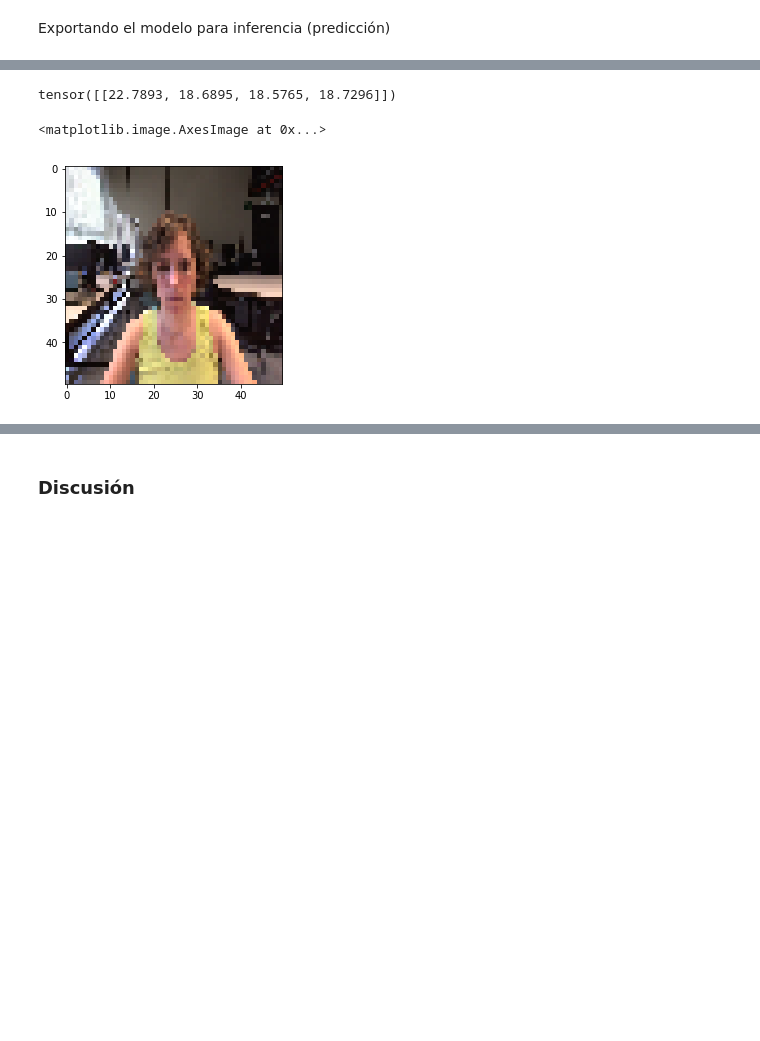
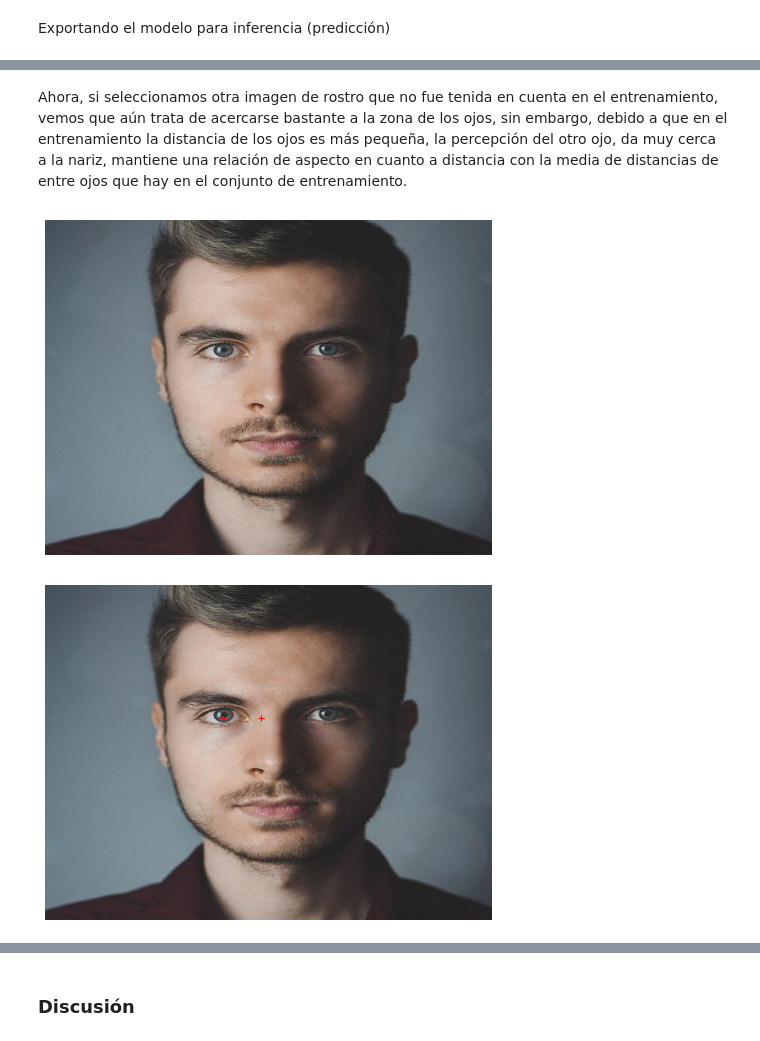
Before and after one commit to gsarmientod/MLP_OJOS, a Jupyter notebook: Donde estan los ojos.ipynb, the cells around one changed output, grey strips where cells are left out. Drawn from its saved outputs; the diff is of its cells as text; code cells hidden in the pictures; blank space fills up the shorter version.

```diff
--- a/Donde estan los ojos.ipynb
+++ b/Donde estan los ojos.ipynb
@@ -418,14 +470,8 @@ plt.imshow(im.permute(1,2,0));
-# %%
-im_r = transforms.Resize(size=(50,50)) # re-escalamos y normalizamos (para convertir a float entre 0y1)
-
-with torch.no_grad():
-    ypred = modelp(img.view(-1, RS*RS*3).to(DEVICE))
-ypred
-# %% [output]
-tensor([[22.7893, 18.6895, 18.5765, 18.7296]])
-# %%
-plt.imshow(resize(im).permute(1,2,0))
-#plot_person(im_r, ypred)
-# %% [output]
-<matplotlib.image.AxesImage at 0x...>
-[figure, removed]
+# %% [markdown]
+Ahora, si seleccionamos otra imagen de rostro que no fue tenida en cuenta en el entrenamiento, vemos que aún trata de acercarse bastante a la zona de los ojos, sin embargo, debido a que en el entrenamiento la distancia de los ojos es más pequeña, la percepción del otro ojo, da muy cerca a la nariz, mantiene una relación de aspecto en cuanto a distancia con la media de distancias de entre ojos que hay en el conjunto de entrenamiento.
+# %%
+im_path = "img_test.jpg"
+where_eyes(im_path)
+# %% [output]
+[figure, added]
+[figure, added]
```
Also changed, not shown: parts of 33 cells of this notebook, 2 other files.
